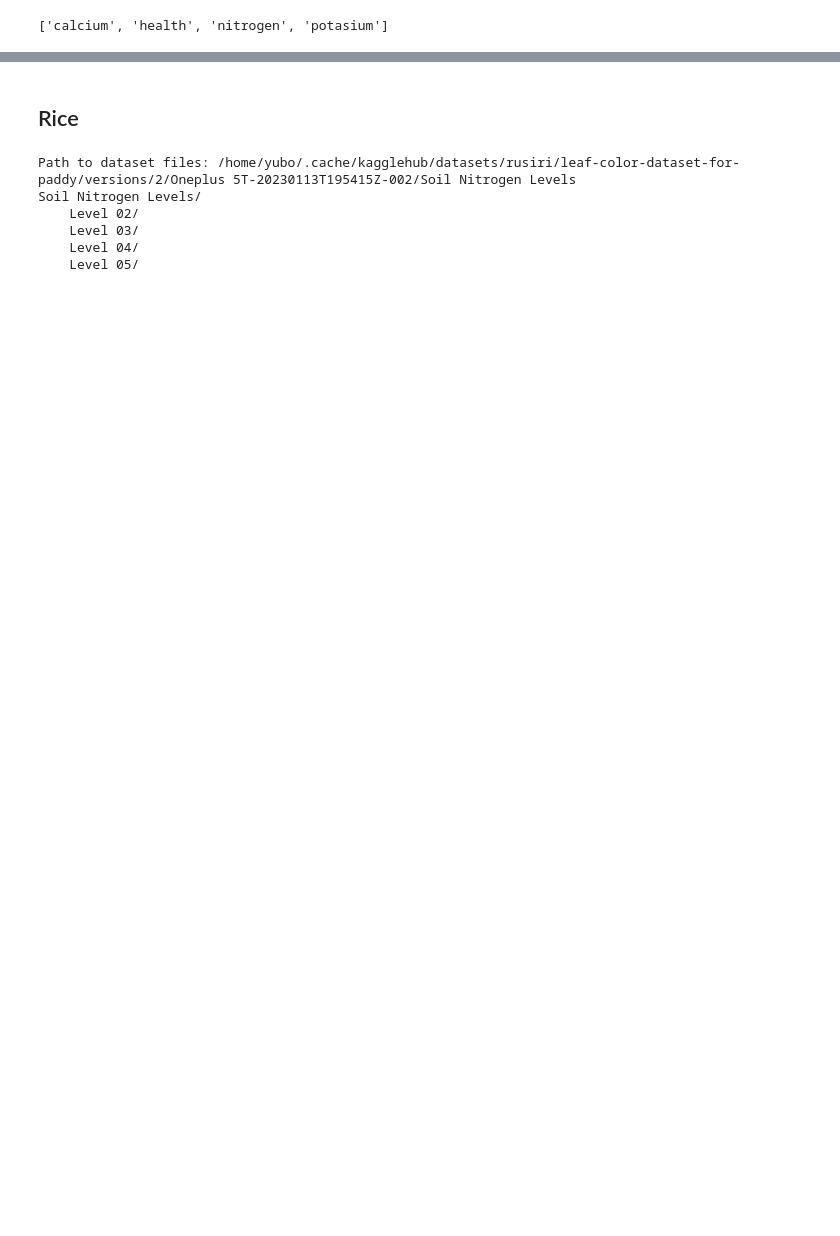
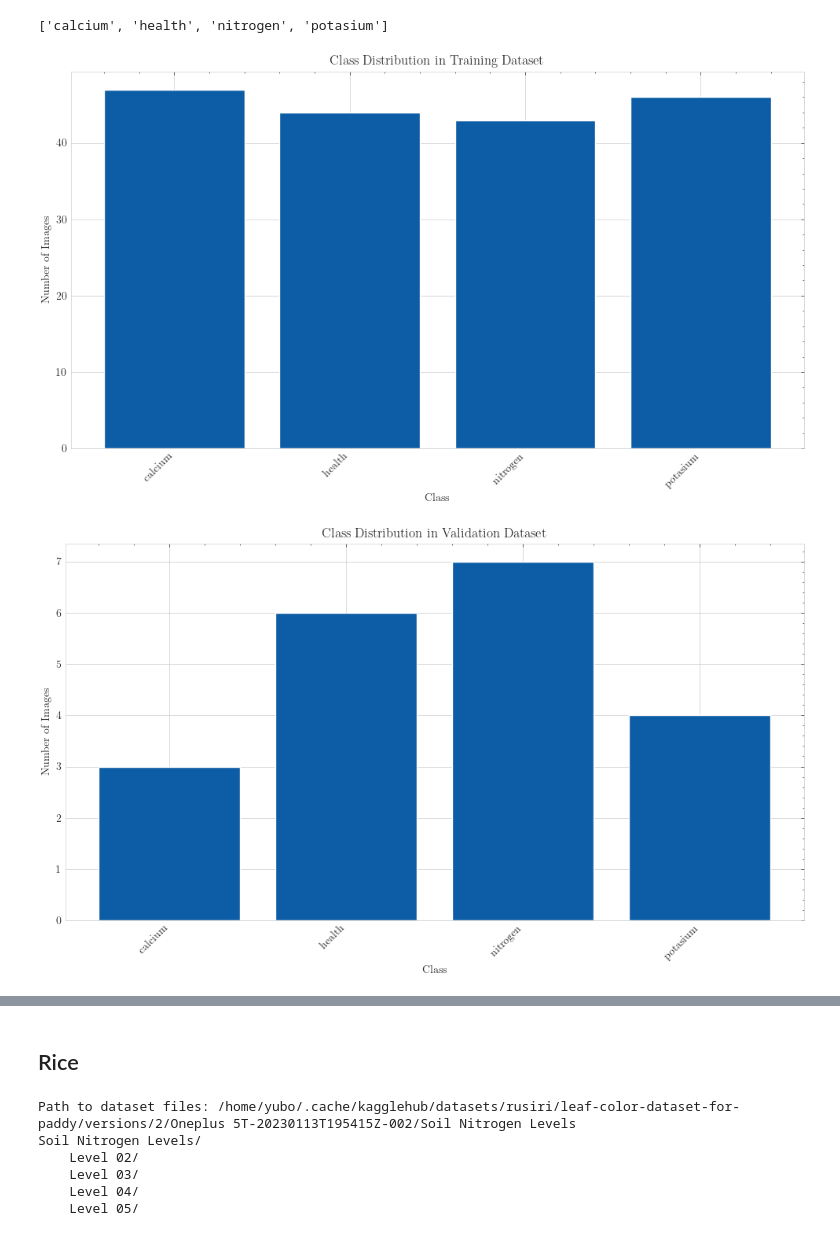
Before and after one commit to Yubo-Cao/tsa-2025-engineering-design, a Jupyter notebook: deep-learning/main.ipynb, the cells around one changed output, grey strips where cells are left out. Saved outputs shown, nothing was run; the diff lists cells and outputs as text; code cells hidden in the pictures; blank space fills up the shorter version.

```diff
--- a/deep-learning/main.ipynb
+++ b/deep-learning/main.ipynb
@@ -201,6 +250,45 @@ Using 20 files for validation.
 train_ds.class_names
 # %% [output]
 ['calcium', 'health', 'nitrogen', 'potasium']
+# %%
+import numpy as np
+
+import matplotlib.pyplot as plt
+
+
+def get_labels(ds):
+    labels = []
+    for _, label_batch in ds:
+        labels.extend(np.argmax(label_batch, axis=1))
+    return np.array(labels)
+
+
+train_labels = get_labels(train_ds)
+val_labels = get_labels(val_ds)
+
+class_names = train_ds.class_names
+
+
+# Plotting function
+def plot_class_distribution(labels, dataset_name, class_names):
+    label_counts = np.bincount(labels)
+    class_indices = np.arange(len(class_names))
+
+    plt.figure(figsize=(10, 6))
+    plt.bar(class_indices, label_counts, tick_label=class_names)
+    plt.xlabel("Class")
+    plt.ylabel("Number of Images")
+    plt.title(f"Class Distribution in {dataset_name} Dataset")
+    plt.xticks(rotation=45, ha="right")
+    plt.tight_layout()
+    plt.show()
+
+
+plot_class_distribution(train_labels, "Training", class_names)
+plot_class_distribution(val_labels, "Validation", class_names)
+# %% [output]
+[figure, added]
+[figure, added]
 # %%
 data_augmentation = tf.keras.Sequential(
     [
```
Also changed, not shown: parts of 12 cells of this notebook, 7 other files.
